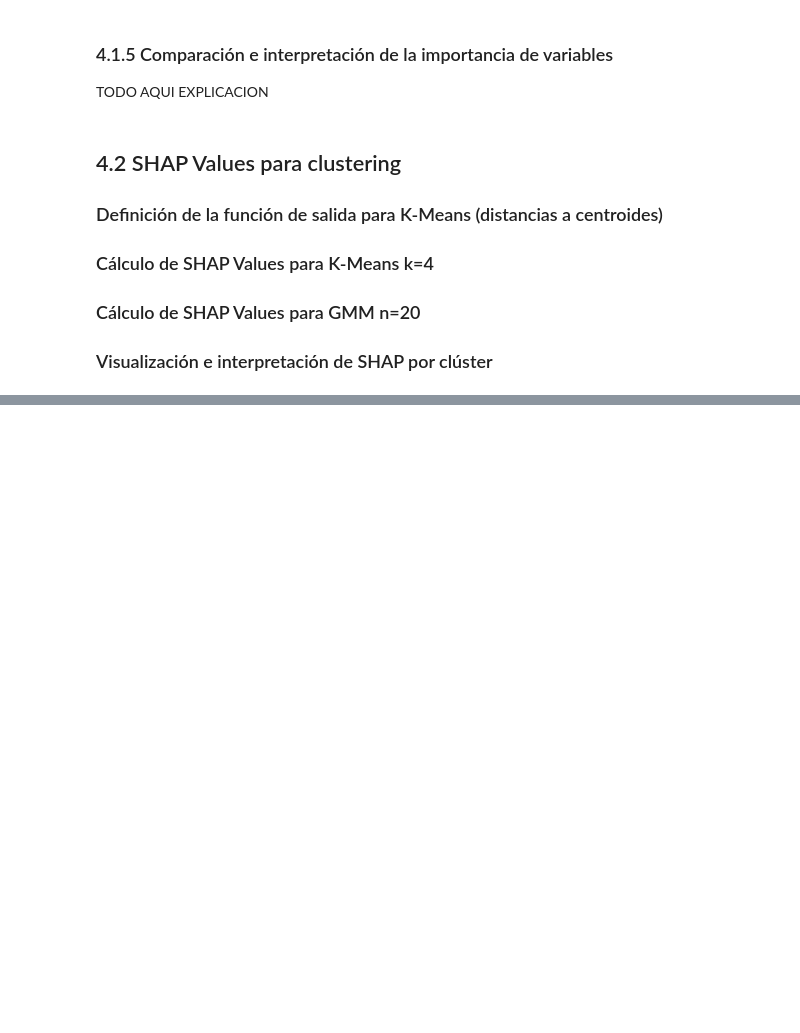
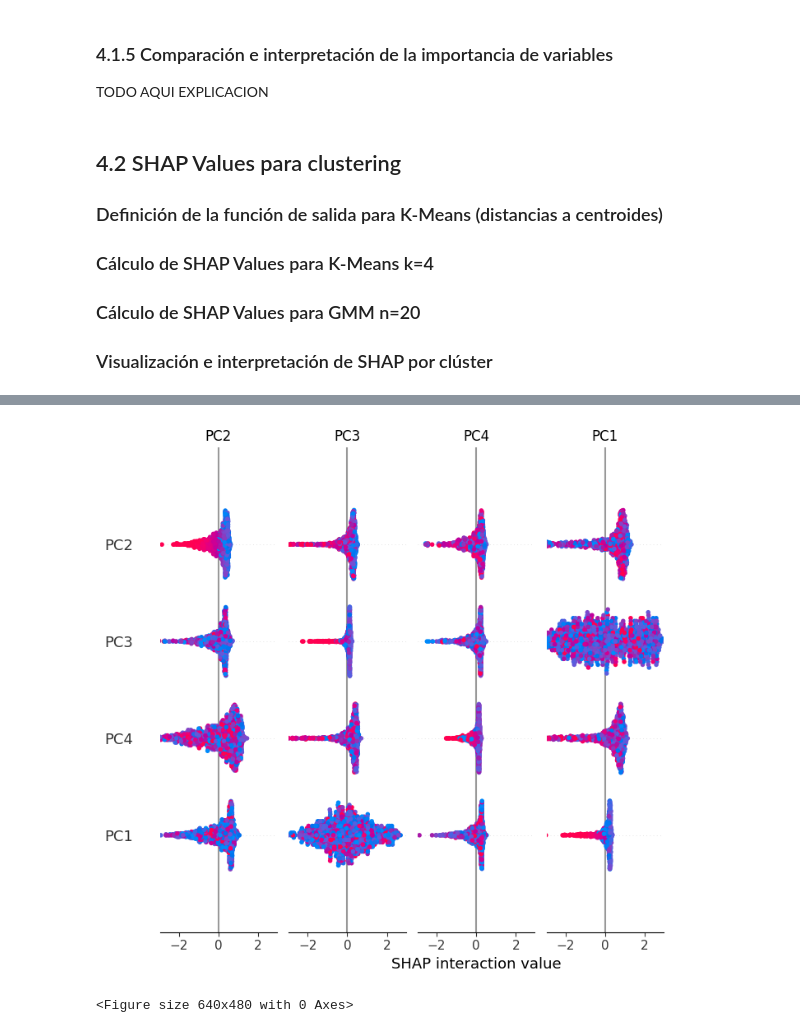
Before and after one commit to marcfpereirauoc/TFG, a Jupyter notebook: 03_explicabilidad_incertidumbre.ipynb, the cells around one changed output, grey strips where cells are left out. Cells and saved outputs as stored; diff of their text form; code cells hidden in the pictures; blank space fills up the shorter version.

```diff
--- a/03_explicabilidad_incertidumbre.ipynb
+++ b/03_explicabilidad_incertidumbre.ipynb
@@ -299,0 +368,46 @@ TODO AQUI EXPLICACION
+# %%
+import shap
+import numpy as np
+from sklearn.metrics import pairwise_distances
+
+# 1) Background resumido con k-means de SHAP para ir más rápido
+X_pca_background = shap.kmeans(X_pca_df, 50)   # 50 puntos resumen
+
+# 2) Subconjunto de observaciones a explicar
+X_pca_explain = X_pca_df.sample(n=1000, random_state=24)
+
+# 3) Definimos una función "modelo" continua:
+#    devuelve -distancia euclídea a cada centroide (afinidad al clúster)
+def kmeans_affinity(X):
+    """
+    X: array (n_muestras, n_features)
+    return: array (n_muestras, n_clusters)
+            cada columna es la afinidad (-distancia) a un clúster
+    """
+    # distancias a cada centroide (n_muestras, n_clusters)
+    D = pairwise_distances(X, kmeans_k4_pca.cluster_centers_, metric="euclidean")
+    # afinidad = -distancia (cuanto más alto, más cerca del centroide)
+    return -D
+
+# 4) Explicador SHAP sobre la función de afinidad a los clústeres
+explainer_k4 = shap.KernelExplainer(
+    model=kmeans_affinity,
+    data=X_pca_background
+)
+
+# 5) Cálculo de valores SHAP para las observaciones seleccionadas
+#    Esto devuelve una lista de arrays: uno por cada clúster (salida del modelo)
+shap_values_k4 = explainer_k4.shap_values(X_pca_explain.values)
+
+# 6) Summary plot para todas las salidas (clústeres) a la vez
+shap.initjs()
+shap.summary_plot(
+    shap_values_k4,
+    X_pca_explain,
+    feature_names=X_pca_explain.columns
+)
+
+plt.tight_layout()
+
+plt.show()
+# %% [output]
@@ -299,0 +415,2 @@ TODO AQUI EXPLICACION
+[figure, added]
+<Figure size 640x480 with 0 Axes>
```
Also changed, not shown: parts of 4 cells of this notebook, 2 other files.
